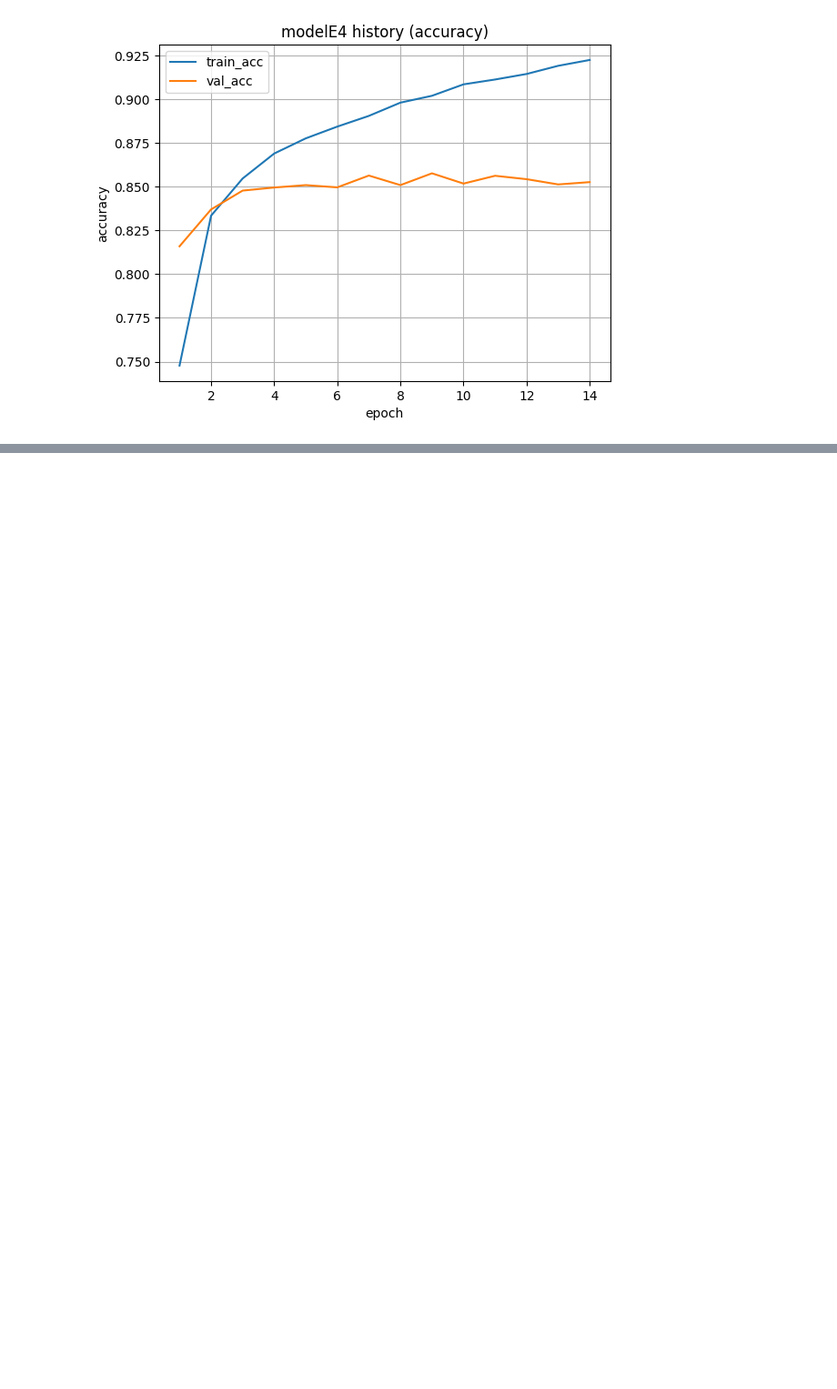
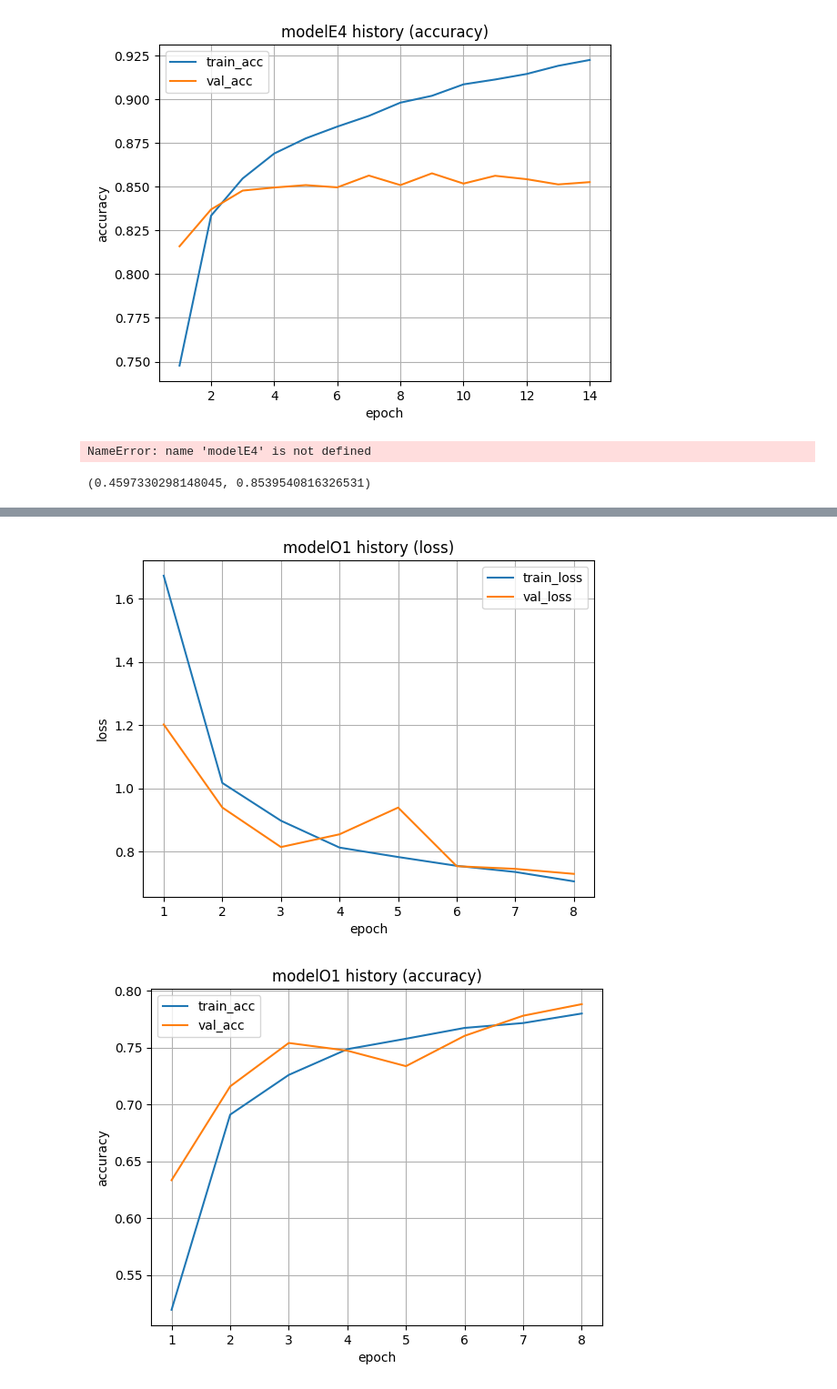
Before and after one commit to kA4errGa/AIEngineering_CoursMIREA, a Jupyter notebook: homeworks/HW08-09/HW08-09.ipynb, the cells around one changed output, grey strips where cells are left out. Shown at 91% size. Cells and saved outputs as stored; diff of their text form; code cells hidden in the pictures; blank space fills up the shorter version.

```diff
--- a/homeworks/HW08-09/HW08-09.ipynb
+++ b/homeworks/HW08-09/HW08-09.ipynb
@@ -48,8 +48,8 @@ transform = transforms.Compose([
     transforms.Normalize((0.1307,), (0.3081,)),
 ])
 
-train_full = torchvision.datasets.EMNIST(split="balanced", root="./data", train=True, download=True, transform=transform)
-test_ds = torchvision.datasets.EMNIST(split="balanced", root="./data", train=False, download=True, transform=transform)
+train_full = torchvision.datasets.EMNIST(split="balanced", root="./data", train=True, download=False, transform=transform)
+test_ds = torchvision.datasets.EMNIST(split="balanced", root="./data", train=False, download=False, transform=transform)
 
 class_names = train_full.classes
 print(f"classes: {train_full.classes}, ({len(class_names)})")
@@ -388,7 +388,7 @@ runs.loc[len(runs)] = new_row
 
 runs.to_csv("./artifacts/runs.csv", index=False)
 
-torch.save(modelE4.state_dict(), "./artifacts/bestmodel.pt")
+torch.save(modelE4.state_dict(), "./artifacts/best_model.pt")
 
 config_best_model = {
     "dataset": "EMNIST",
@@ -416,3 +416,21 @@ config_best_model = {
 
 with open("./artifacts/best_config.json", "w") as f:
     json.dump(config_best_model, f, indent=4)
+# %% [output]
+NameError: name 'modelE4' is not defined
+# %%
+best_model = MLP(use_batchnorm=True).to(device)
+state_dict = torch.load("./artifacts/best_model.pt", map_location="cpu")
+best_model.load_state_dict(state_dict)
+evaluate(best_model, test_loader, nn.CrossEntropyLoss(), device)
+# %% [output]
+(0.4597330298148045, 0.8539540816326531)
+# %%
+modelO1 = MLP(use_batchnorm=True).to(device)
+
+criterion = nn.CrossEntropyLoss()
+optimizer = optim.Adam(modelO1.parameters(), lr=0.3)
+
+history_O1 = fit(modelO1, train_loader, val_loader, optimizer, criterion, device, epochs=8)
+plot_history(history_O1, "modelO1 history")
+# %% [output]
@@ -418,0 +445,2 @@ with open("./artifacts/best_config.json", "w") as f:
+[figure, added]
+[figure, added]
```
Also changed, not shown: parts of 7 cells of this notebook, 5 other files.
